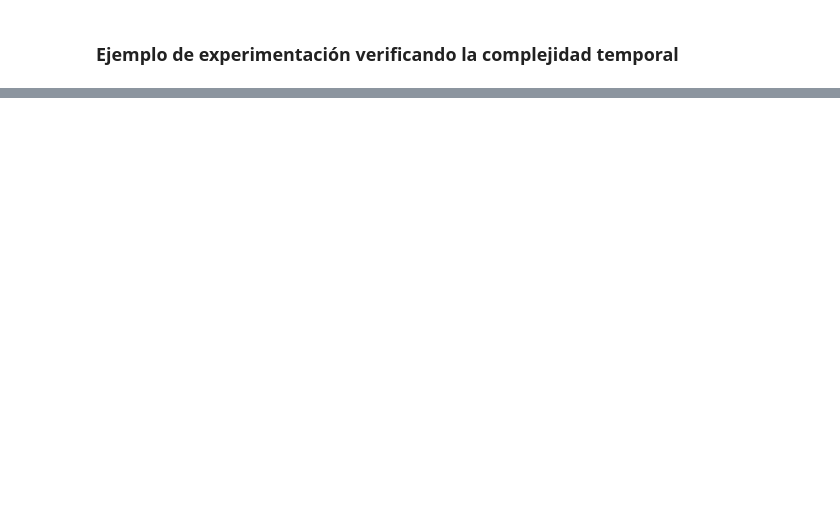
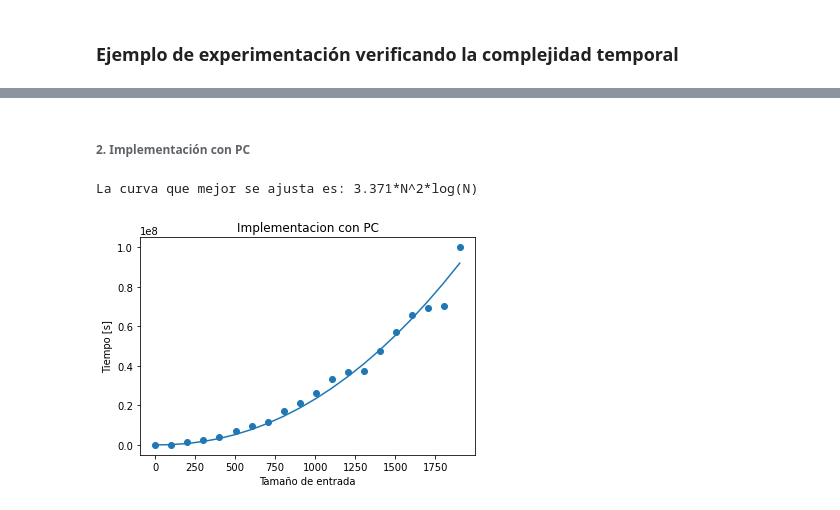
Before and after one commit to JoaquinPolonuer/algo3, a Jupyter notebook: tp2/ejercicio3_experimentacion/Experimentacion.ipynb, the cells around one changed output, grey strips where cells are left out. Drawn from its saved outputs; the diff is of its cells as text; code cells hidden in the pictures; blank space fills up the shorter version.

```diff
--- a/tp2/ejercicio3_experimentacion/Experimentacion.ipynb
+++ b/tp2/ejercicio3_experimentacion/Experimentacion.ipynb
@@ -32,0 +34,19 @@ Text(0, 0.5, 'Tiempo [s]')
+# %% [markdown]
+###### 2. Implementación con PC
+# %%
+#Esto es la complejidad teórica cuando se hace sort
+def mlogn_ajustado(x, a):
+    return a * (x**2)*np.log(x)
+
+popt, pcov = curve_fit(mlogn_ajustado, df["n"], df["PC"])
+[a_PC] = popt
+
+plt.scatter(df["n"], df["PC"])
+plt.plot(df["n"], mlogn_ajustado(df["n"], a_PC))
+plt.title("Implementacion con PC")
+plt.xlabel("Tamaño de entrada")
+plt.ylabel("Tiempo [s]")
+print(f"La curva que mejor se ajusta es: {round(a_PC,3)}*N^2*log(N)")
+# %% [output]
+La curva que mejor se ajusta es: 3.371*N^2*log(N)
+[figure, added]
```
Also changed, not shown: parts of 13 cells of this notebook, 6 other files.
